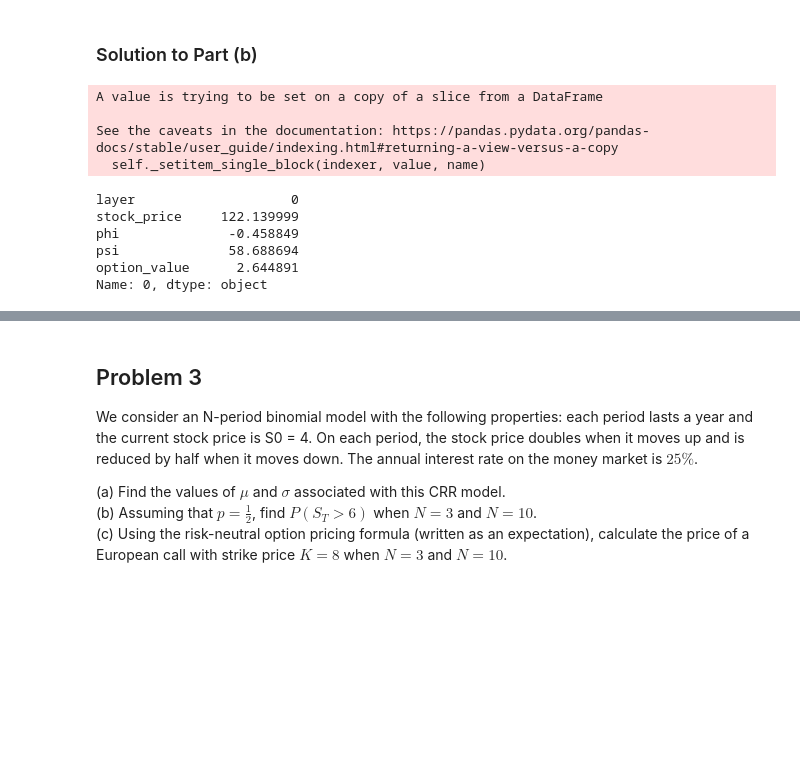
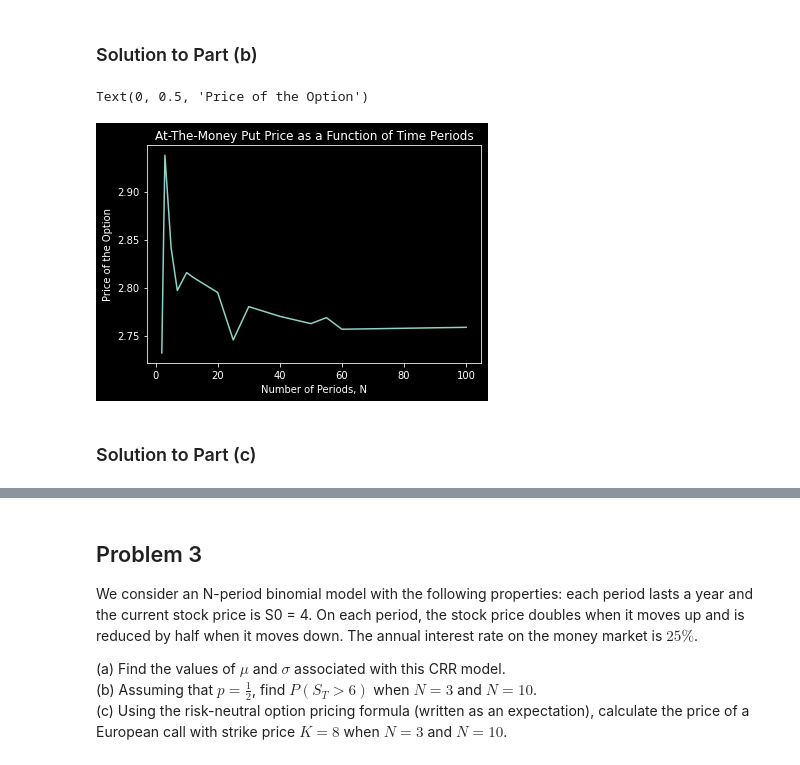
Before and after one commit to jdean53/GeneralWork, a Jupyter notebook: StoCal2/HW4.ipynb, the cells around one changed output, grey strips where cells are left out. Cells and saved outputs as stored; diff of their text form; code cells hidden in the pictures; blank space fills up the shorter version.

```diff
--- a/StoCal2/HW4.ipynb
+++ b/StoCal2/HW4.ipynb
@@ -6,6 +6,10 @@ import pandas as pd
 import numpy as np
 import datetime
 
+'''Plotting Functionality'''
+import matplotlib.pyplot as plt
+plt.style.use('dark_background')
+
 '''Code Deck Import'''
 from StoCalCodeDeck import walk_params
 
@@ -260,16 +267,19 @@ The rates estimator is 1.86%
 # %% [markdown]
 ### Solution to Part (b)
 # %%
-lqd_p_tree = build_tree(N=60, T=.25, mu=lqd_mu, sigma=lqd_sigma, s0=px_last, k=atm_k, r=rf, option_type='p', nature='american')
-lqd_p_tree.iloc[0,:]
+option_prices = []
+n_cases = [2,3,5,7,10,12,20,25,30,40,50,55,60,100]
+
+for n in n_cases:
+    lqd_p_tree = build_tree(N=n, T=years_to_expiry, mu=lqd_mu, sigma=lqd_sigma, s0=px_last, k=atm_k, r=rf, option_type='p', nature='american')
+    option_prices.append(lqd_p_tree.iloc[0,4])
-# %% [output]
-A value is trying to be set on a copy of a slice from a DataFrame
-
-See the caveats in the documentation: https://pandas.pydata.org/pandas-docs/stable/user_guide/indexing.html#returning-a-view-versus-a-copy
-  self._setitem_single_block(indexer, value, name)
-layer                    0
-stock_price     122.139999
-phi              -0.458849
-psi              58.688694
-option_value      2.644891
-Name: 0, dtype: object
+# %%
+plt.plot(n_cases,option_prices)
+plt.title('At-The-Money Put Price as a Function of Time Periods')
+plt.xlabel('Number of Periods, N')
+plt.ylabel('Price of the Option')
+# %% [output]
+Text(0, 0.5, 'Price of the Option')
+[figure, added]
+# %% [markdown]
+### Solution to Part (c)
```
Also changed, not shown: parts of 28 cells of this notebook.
